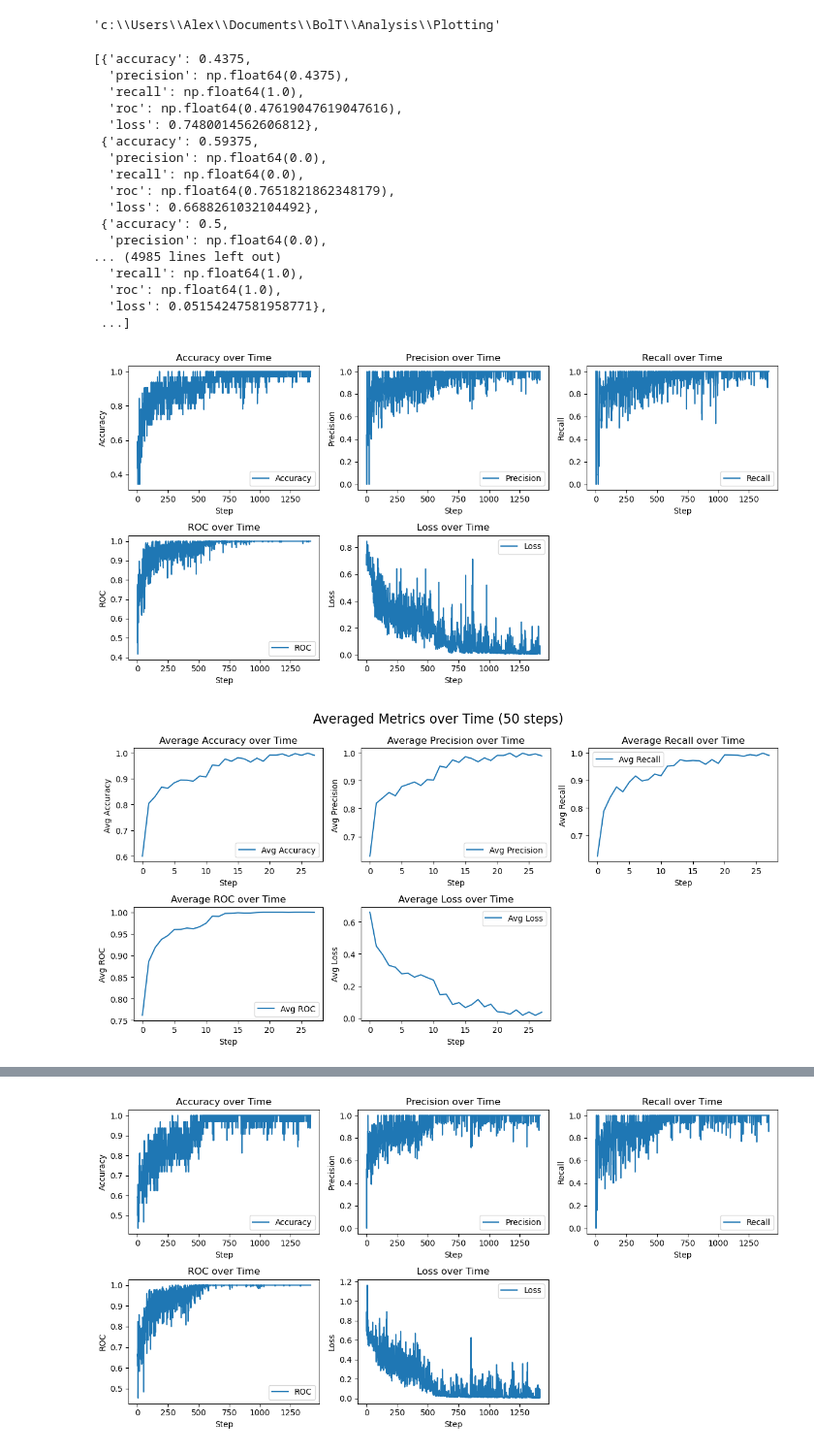
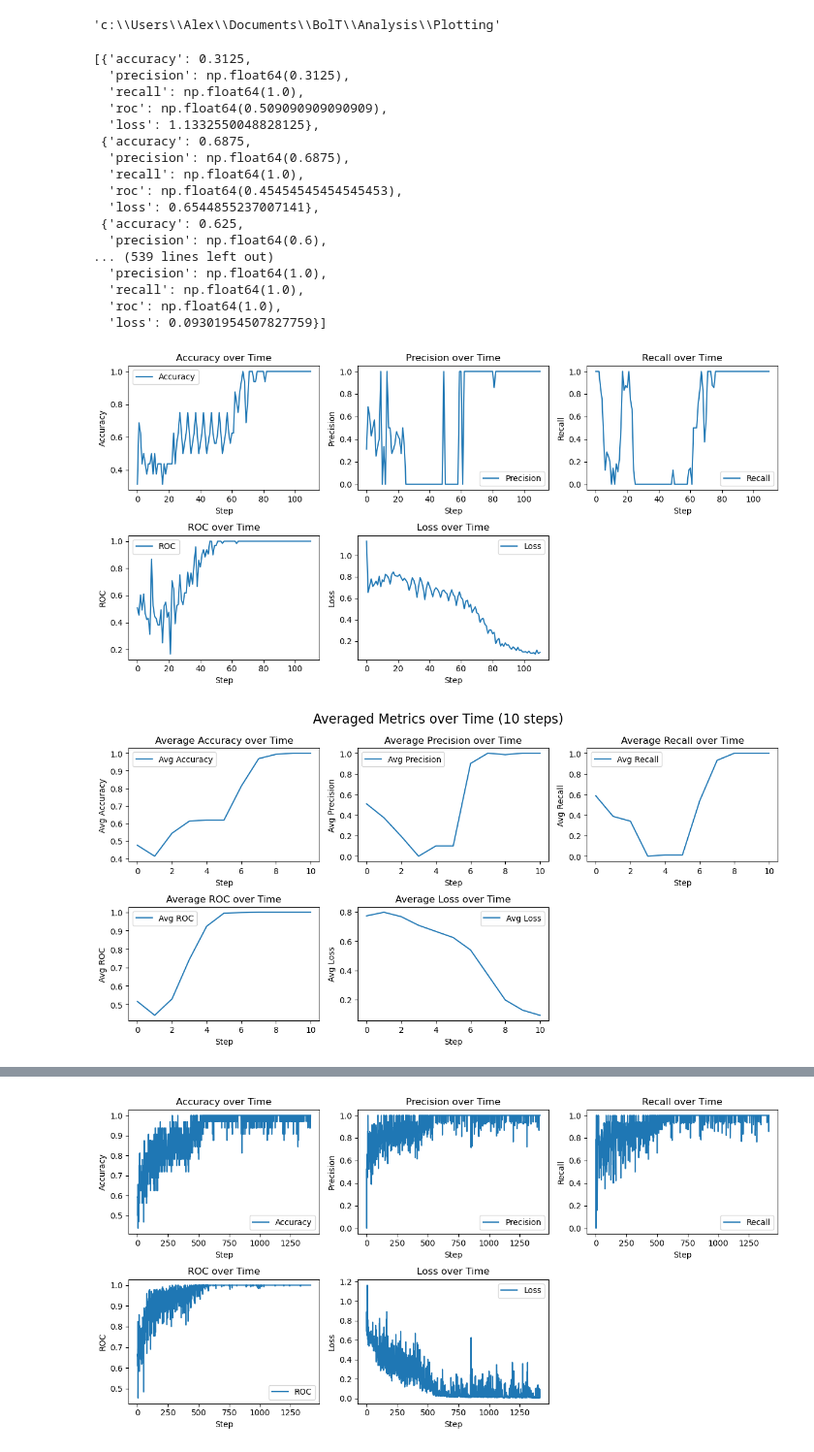
Before and after one commit to aarnol/BolT, a Jupyter notebook: Analysis/Plotting/plotting.ipynb, the cells around one changed output, grey strips where cells are left out. Shown at 97% size. Saved outputs shown, nothing was run; the diff lists cells and outputs as text; code cells hidden in the pictures.

```diff
--- a/Analysis/Plotting/plotting.ipynb
+++ b/Analysis/Plotting/plotting.ipynb
@@ -7,16 +7,12 @@ os.getcwd()
 'c:\\Users\\Alex\\Documents\\BolT\\Analysis\\Plotting'
 # %%
 # Define the paths to save the metrics and results
-step_metrics_path = r"C:\Users\Alex\Documents\BolT\Analysis\Logs\schaefer_bolT_hcpWM_20241121\step_metrics.pkl"
-epoch_metrics_path = r"C:\Users\Alex\Documents\BolT\Analysis\Logs\schaefer_bolT_hcpWM_20241121\epoch_metrics.pkl"
-test_metrics_path = r"C:\Users\Alex\Documents\BolT\Analysis\Logs\schaefer_bolT_hcpWM_20241121\test_metrics.pkl"
-test_results_path = r"C:\Users\Alex\Documents\BolT\Analysis\Logs\schaefer_bolT_hcpWM_20241121\test_results.pkl"
+import os
+name = "hcpWM_fNIRS_HbR_hcpfNIRS_good_channels"
+step_metrics_path = os.path.join("..", "Logs", name, "step_metrics.pkl")
+epoch_metrics_path = os.path.join("..", "Logs", name, "epoch_metrics.pkl")
+test_metrics_path = os.path.join("..", "Logs", name, "test_metrics.pkl")
+train_metrics_path = os.path.join("..", "Logs", name, "train_metrics.pkl")
-# %%
-# Define the paths to save the metrics and results
-step_metrics_path = r"C:\Users\Alex\Documents\BolT\Analysis\Logs\WM_AAL_bolT_hcpWM_AAL_20241121\step_metrics.pkl"
-epoch_metrics_path = r"C:\Users\Alex\Documents\BolT\Analysis\Logs\WM_AAL_bolT_hcpWM_AAL_20241121\epoch_metrics.pkl"
-test_metrics_path = r"C:\Users\Alex\Documents\BolT\Analysis\Logs\WM_AAL_bolT_hcpWM_AAL_20241121\test_metrics.pkl"
-test_results_path = r"C:\Users\Alex\Documents\BolT\Analysis\Logs\WM_AAL_bolT_hcpWM_AAL_20241121\test_results.pkl"
 # %%
 import pickle
 
@@ -28,23 +24,23 @@ with open(pickle_path, 'rb') as f:
     epoch_metrics = pickle.load(f)
 epoch_metrics
 # %% [output]
-[{'accuracy': 0.4375,
-  'precision': np.float64(0.4375),
+[{'accuracy': 0.3125,
+  'precision': np.float64(0.3125),
   'recall': np.float64(1.0),
-  'roc': np.float64(0.47619047619047616),
-  'loss': 0.7480014562606812},
- {'accuracy': 0.59375,
-  'precision': np.float64(0.0),
-  'recall': np.float64(0.0),
-  'roc': np.float64(0.7651821862348179),
-  'loss': 0.6688261032104492},
- {'accuracy': 0.5,
-  'precision': np.float64(0.0),
-... (4985 lines left out)
+  'roc': np.float64(0.509090909090909),
+  'loss': 1.1332550048828125},
+ {'accuracy': 0.6875,
+  'precision': np.float64(0.6875),
+  'recall': np.float64(1.0),
+  'roc': np.float64(0.45454545454545453),
+  'loss': 0.6544855237007141},
+ {'accuracy': 0.625,
+  'precision': np.float64(0.6),
+... (539 lines left out)
+  'precision': np.float64(1.0),
   'recall': np.float64(1.0),
   'roc': np.float64(1.0),
-  'loss': 0.05154247581958771},
- ...]
+  'loss': 0.09301954507827759}]
 # %%
 #plots for accuracy, precision, recall, roc, and loss over time
 # Extract metrics from
@@ -104,16 +100,16 @@ plt.legend()
 plt.tight_layout()
 plt.show()
 # %% [output]
-[figure, old version]
+[figure, new version]
 # %%
-# Trim the arrays to the largest multiple of 20
-trimmed_size = (len(accuracy) // 50) * 50
+# Trim the arrays to the largest multiple of 10
+trimmed_size = (len(accuracy) // 10) * 10
 
-avg_accuracy = np.mean(np.array(accuracy[:trimmed_size]).reshape(-1, 50), axis=1)
-avg_precision = np.mean(np.array(precision[:trimmed_size]).reshape(-1, 50), axis=1)
-avg_recall = np.mean(np.array(recall[:trimmed_size]).reshape(-1, 50), axis=1)
-avg_roc = np.mean(np.array(roc[:trimmed_size]).reshape(-1, 50), axis=1)
-avg_loss = np.mean(np.array(loss[:trimmed_size]).reshape(-1, 50), axis=1)
+avg_accuracy = np.mean(np.array(accuracy[:trimmed_size]).reshape(-1, 10), axis=1)
+avg_precision = np.mean(np.array(precision[:trimmed_size]).reshape(-1, 10), axis=1)
+avg_recall = np.mean(np.array(recall[:trimmed_size]).reshape(-1, 10), axis=1)
+avg_roc = np.mean(np.array(roc[:trimmed_size]).reshape(-1, 10), axis=1)
+avg_loss = np.mean(np.array(loss[:trimmed_size]).reshape(-1, 10), axis=1)
 # %%
 # Plot averaged metrics over time
 %matplotlib inline
@@ -134,34 +130,34 @@ plt.xlabel('Step')
 plt.ylabel('Avg Precision')
 plt.title('Average Precision over Time')
 plt.legend()
 
 # Plot averaged recall over time
 plt.subplot(2, 3, 3)
 plt.plot(avg_recall, label='Avg Recall')
 plt.xlabel('Step')
 plt.ylabel('Avg Recall')
 plt.title('Average Recall over Time')
 plt.legend()
 
 # Plot averaged ROC over time
 plt.subplot(2, 3, 4)
 plt.plot(avg_roc, label='Avg ROC')
 plt.xlabel('Step')
 plt.ylabel('Avg ROC')
 plt.title('Average ROC over Time')
 plt.legend()
 
 # Plot averaged loss over time
 plt.subplot(2, 3, 5)
 plt.plot(avg_loss, label='Avg Loss')
 plt.xlabel('Step')
 plt.ylabel('Avg Loss')
 plt.title('Average Loss over Time')
 plt.legend()
-plt.suptitle('Averaged Metrics over Time (50 steps)', fontsize=16)
+plt.suptitle('Averaged Metrics over Time (10 steps)', fontsize=16)
 plt.tight_layout()
 plt.show()
 # %% [output]
-[figure, old version]
+[figure, new version]
 # %%
 
```
Also changed, not shown: parts of 5 cells of this notebook, 36 other files.
